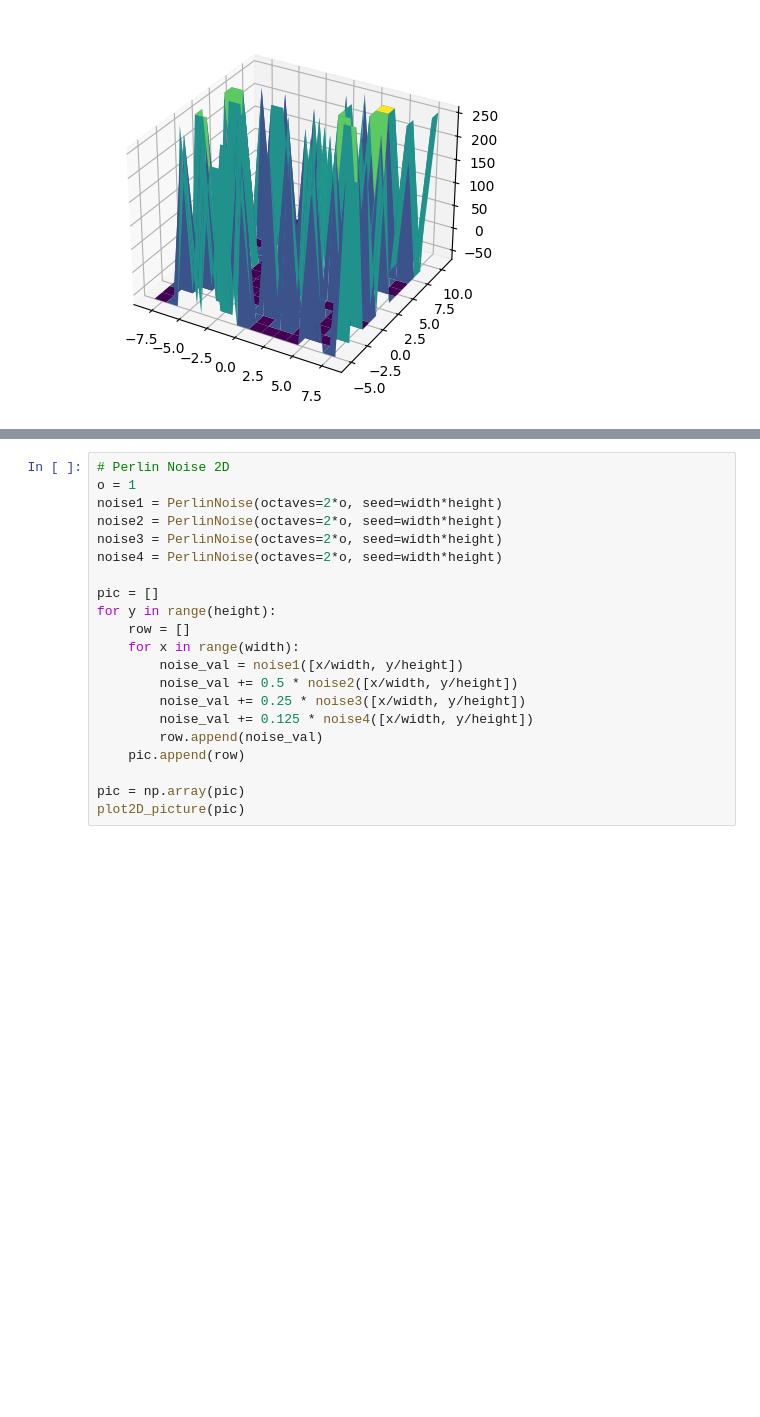
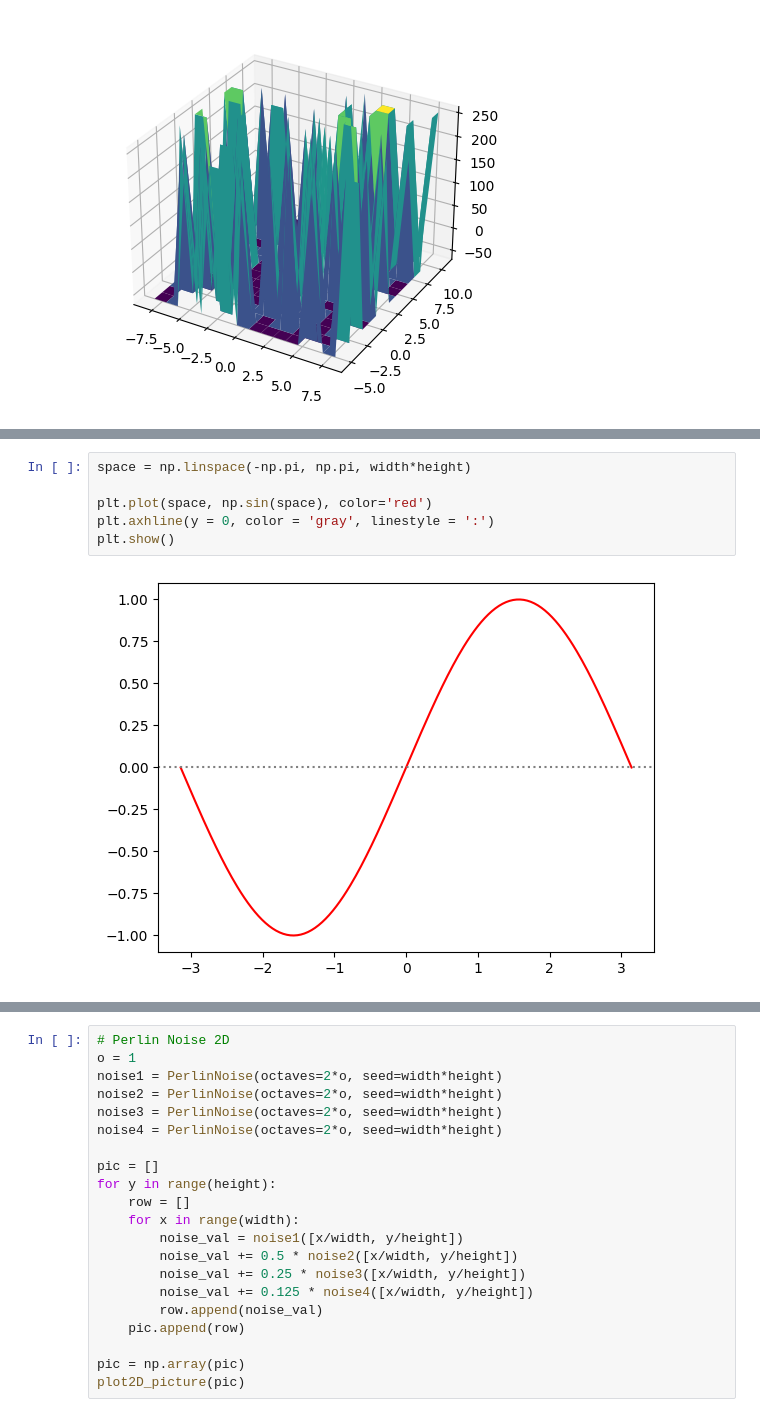
Before and after one commit to DerGrumpf/Procedural-Generation, a Jupyter notebook: Perlin Noise & Procedural generated Worlds.ipynb, the cells around one changed output, grey strips where cells are left out. Drawn from its saved outputs; the diff is of its cells as text; blank space fills up the shorter version.

```diff
--- a/Perlin Noise & Procedural generated Worlds.ipynb
+++ b/Perlin Noise & Procedural generated Worlds.ipynb
@@ -306,0 +398,8 @@ plot3D_terrain(pic)
+# %%
+space = np.linspace(-np.pi, np.pi, width*height)
+
+plt.plot(space, np.sin(space), color='red')
+plt.axhline(y = 0, color = 'gray', linestyle = ':')
+plt.show()
+# %% [output]
+[figure, added]
```
Also changed, not shown: parts of 44 cells of this notebook, 1 other file.
